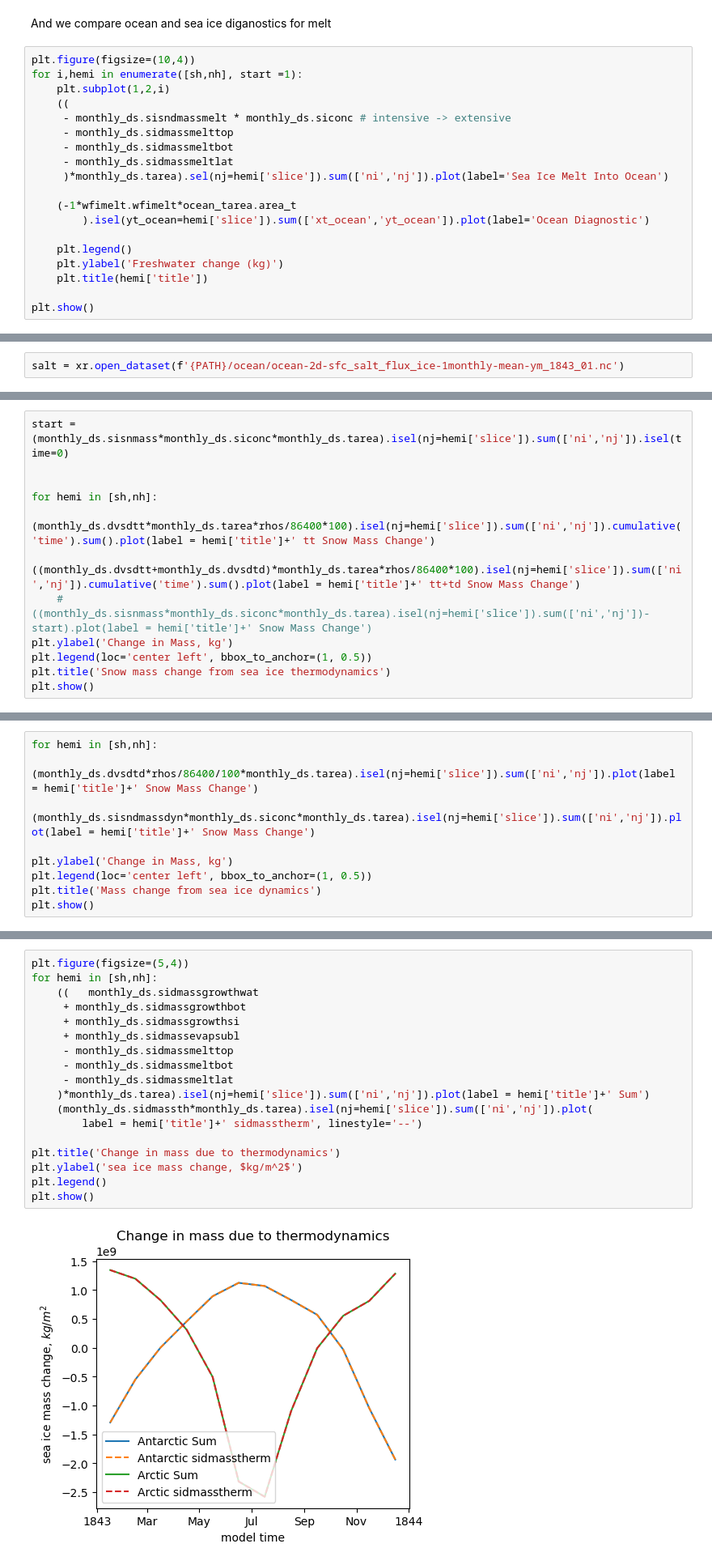
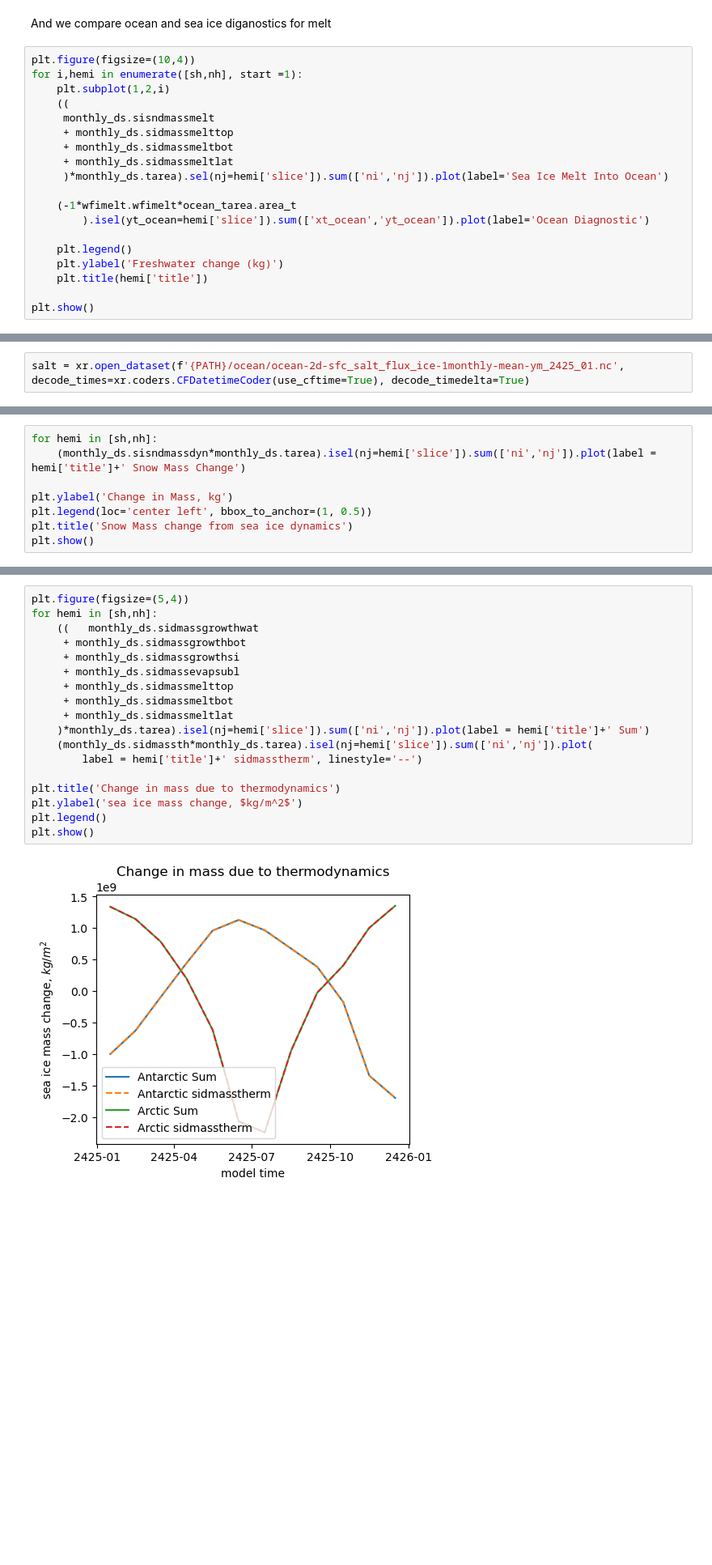
Before and after one commit to ACCESS-NRI/access-esm1.6-configs, a Jupyter notebook: documentation/docs/pages/diagnostics/sea_ice.ipynb, the cells around one changed output, grey strips where cells are left out. Shown at 81% size. Cells and saved outputs as stored; diff of their text form; blank space fills up the shorter version.

```diff
--- a/documentation/docs/pages/diagnostics/sea_ice.ipynb
+++ b/documentation/docs/pages/diagnostics/sea_ice.ipynb
@@ -210,10 +218,10 @@ plt.figure(figsize=(10,4))
 for i,hemi in enumerate([sh,nh], start =1):
     plt.subplot(1,2,i)
     ((
-     - monthly_ds.sisndmassmelt * monthly_ds.siconc # intensive -> extensive
-     - monthly_ds.sidmassmelttop
-     - monthly_ds.sidmassmeltbot
-     - monthly_ds.sidmassmeltlat
+     monthly_ds.sisndmassmelt
+     + monthly_ds.sidmassmelttop
+     + monthly_ds.sidmassmeltbot
+     + monthly_ds.sidmassmeltlat
      )*monthly_ds.tarea).sel(nj=hemi['slice']).sum(['ni','nj']).plot(label='Sea Ice Melt Into Ocean')
 
     (-1*wfimelt.wfimelt*ocean_tarea.area_t
@@ -233,2 +241,2 @@ The sea ice diagnostic `sidmassth` equals the ocean diagnostic `sfc_salt_flux_ic
 # %%
-salt = xr.open_dataset(f'{PATH}/ocean/ocean-2d-sfc_salt_flux_ice-1monthly-mean-ym_1843_01.nc')
+salt = xr.open_dataset(f'{PATH}/ocean/ocean-2d-sfc_salt_flux_ice-1monthly-mean-ym_2425_01.nc', decode_times=xr.coders.CFDatetimeCoder(use_cftime=True), decode_timedelta=True)
@@ -288,14 +302,2 @@ plt.show()
 # %% [markdown]
 <!-- I would expect snow mass is also conserved by sea ice dynamics, however `sisndmassdyn` does not sum to zero. Nor does dvsdtd )-->
-# %%
-start = (monthly_ds.sisnmass*monthly_ds.siconc*monthly_ds.tarea).isel(nj=hemi['slice']).sum(['ni','nj']).isel(time=0)
-
-
-for hemi in [sh,nh]:
-    (monthly_ds.dvsdtt*monthly_ds.tarea*rhos/86400*100).isel(nj=hemi['slice']).sum(['ni','nj']).cumulative('time').sum().plot(label = hemi['title']+' tt Snow Mass Change')
-    ((monthly_ds.dvsdtt+monthly_ds.dvsdtd)*monthly_ds.tarea*rhos/86400*100).isel(nj=hemi['slice']).sum(['ni','nj']).cumulative('time').sum().plot(label = hemi['title']+' tt+td Snow Mass Change')
-    # ((monthly_ds.sisnmass*monthly_ds.siconc*monthly_ds.tarea).isel(nj=hemi['slice']).sum(['ni','nj'])-start).plot(label = hemi['title']+' Snow Mass Change')
-plt.ylabel('Change in Mass, kg')
-plt.legend(loc='center left', bbox_to_anchor=(1, 0.5))
-plt.title('Snow mass change from sea ice thermodynamics')
-plt.show()
@@ -304,10 +306,9 @@ plt.show()
 # %%
 for hemi in [sh,nh]:
-    (monthly_ds.dvsdtd*rhos/86400/100*monthly_ds.tarea).isel(nj=hemi['slice']).sum(['ni','nj']).plot(label = hemi['title']+' Snow Mass Change')
-    (monthly_ds.sisndmassdyn*monthly_ds.siconc*monthly_ds.tarea).isel(nj=hemi['slice']).sum(['ni','nj']).plot(label = hemi['title']+' Snow Mass Change')
+    (monthly_ds.sisndmassdyn*monthly_ds.tarea).isel(nj=hemi['slice']).sum(['ni','nj']).plot(label = hemi['title']+' Snow Mass Change')
 
 plt.ylabel('Change in Mass, kg')
 plt.legend(loc='center left', bbox_to_anchor=(1, 0.5))
-plt.title('Mass change from sea ice dynamics')
+plt.title('Snow Mass change from sea ice dynamics')
 plt.show()
 # %% [output]
@@ -337,21 +338,21 @@ is the sum of
 # %%
 plt.figure(figsize=(5,4))
 for hemi in [sh,nh]:
     ((   monthly_ds.sidmassgrowthwat
      + monthly_ds.sidmassgrowthbot
      + monthly_ds.sidmassgrowthsi
      + monthly_ds.sidmassevapsubl
-     - monthly_ds.sidmassmelttop
-     - monthly_ds.sidmassmeltbot
-     - monthly_ds.sidmassmeltlat
+     + monthly_ds.sidmassmelttop
+     + monthly_ds.sidmassmeltbot
+     + monthly_ds.sidmassmeltlat
     )*monthly_ds.tarea).isel(nj=hemi['slice']).sum(['ni','nj']).plot(label = hemi['title']+' Sum')
     (monthly_ds.sidmassth*monthly_ds.tarea).isel(nj=hemi['slice']).sum(['ni','nj']).plot(
         label = hemi['title']+' sidmasstherm', linestyle='--')
 
 plt.title('Change in mass due to thermodynamics')
 plt.ylabel('sea ice mass change, $kg/m^2$')
 plt.legend()
 plt.show()
 # %% [output]
-[figure, old version]
+[figure, new version]
 # %% [markdown]
```
Also changed, not shown: parts of 32 cells of this notebook.
